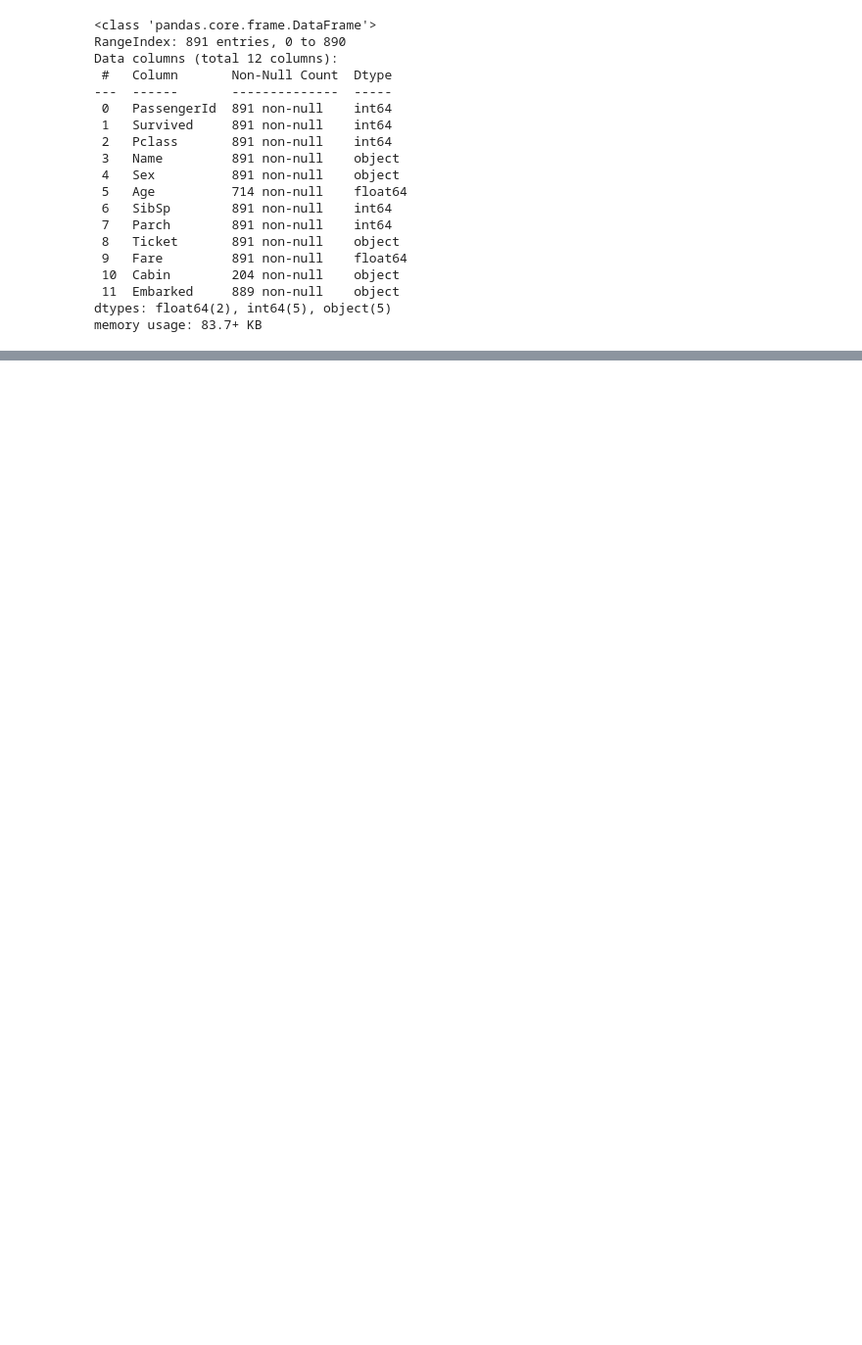
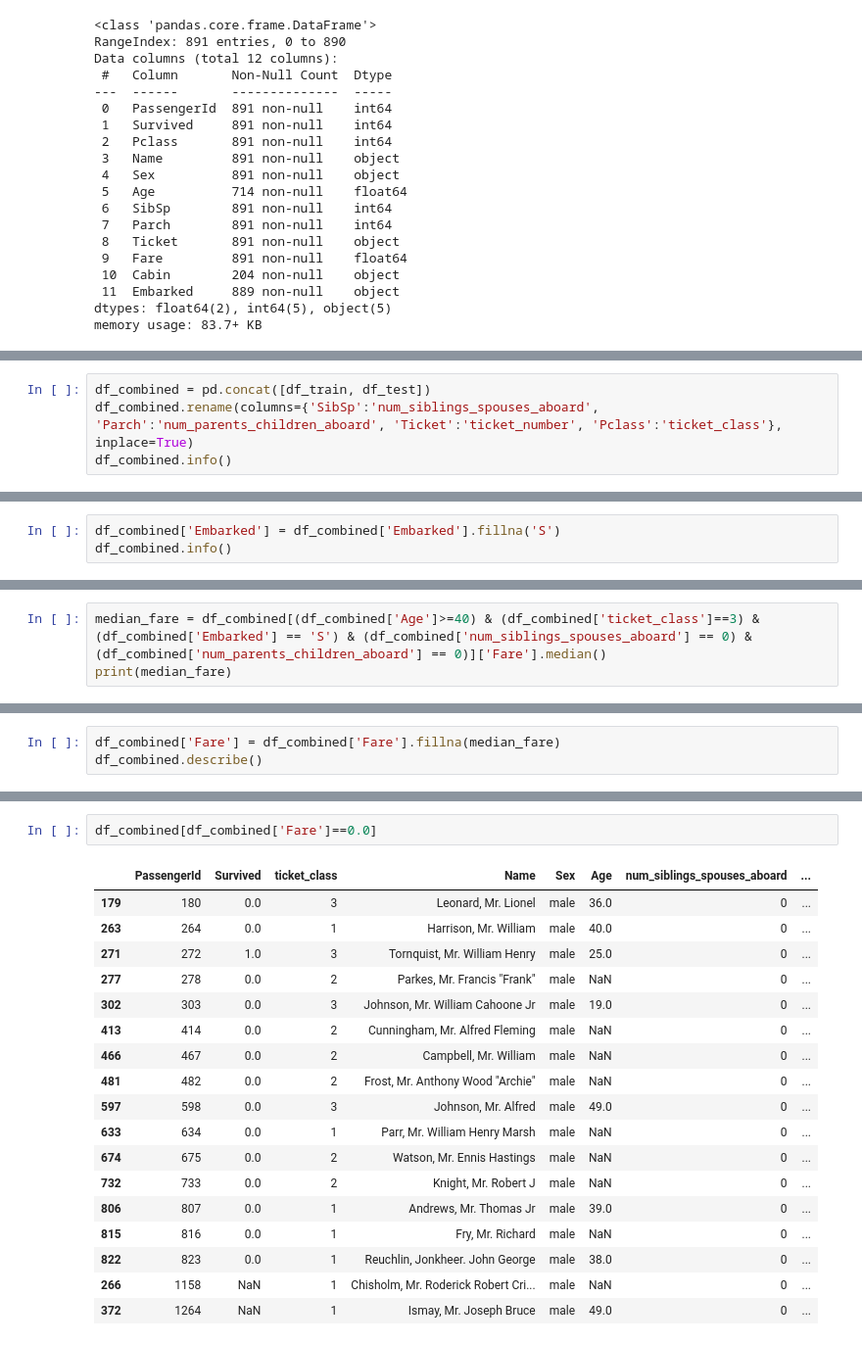
Before and after one commit to EthanStanks/DATA6550-Visualization, a Jupyter notebook: code/Ethan_Sandbox.ipynb, the cells around one changed output, grey strips where cells are left out. Shown at 98% size. Cells and saved outputs as stored; diff of their text form; blank space fills up the shorter version.

```diff
--- a/code/Ethan_Sandbox.ipynb
+++ b/code/Ethan_Sandbox.ipynb
@@ -92,0 +97,4 @@ memory usage: 83.7+ KB
+# %%
+df_combined = pd.concat([df_train, df_test])
+df_combined.rename(columns={'SibSp':'num_siblings_spouses_aboard', 'Parch':'num_parents_children_aboard', 'Ticket':'ticket_number', 'Pclass':'ticket_class'}, inplace=True)
+df_combined.info()
@@ -92,0 +185,3 @@ memory usage: 83.7+ KB
+# %%
+df_combined['Embarked'] = df_combined['Embarked'].fillna('S')
+df_combined.info()
@@ -92,0 +225,3 @@ memory usage: 83.7+ KB
+# %%
+median_fare = df_combined[(df_combined['Age']>=40) & (df_combined['ticket_class']==3) & (df_combined['Embarked'] == 'S') & (df_combined['num_siblings_spouses_aboard'] == 0) & (df_combined['num_parents_children_aboard'] == 0)]['Fare'].median()
+print(median_fare)
@@ -92,0 +232,3 @@ memory usage: 83.7+ KB
+# %%
+df_combined['Fare'] = df_combined['Fare'].fillna(median_fare)
+df_combined.describe()
@@ -92,0 +245,21 @@ memory usage: 83.7+ KB
+# %%
+df_combined[df_combined['Fare']==0.0]
+# %% [output]
+|  | PassengerId | Survived | ticket_class | Name | Sex | Age | num_siblings_spouses_aboard | ... |
+| 179 | 180 | 0.0 | 3 | Leonard, Mr. Lionel | male | 36.0 | 0 | ... |
+| 263 | 264 | 0.0 | 1 | Harrison, Mr. William | male | 40.0 | 0 | ... |
+| 271 | 272 | 1.0 | 3 | Tornquist, Mr. William Henry | male | 25.0 | 0 | ... |
+| 277 | 278 | 0.0 | 2 | Parkes, Mr. Francis "Frank" | male | NaN | 0 | ... |
+| 302 | 303 | 0.0 | 3 | Johnson, Mr. William Cahoone Jr | male | 19.0 | 0 | ... |
+| 413 | 414 | 0.0 | 2 | Cunningham, Mr. Alfred Fleming | male | NaN | 0 | ... |
+| 466 | 467 | 0.0 | 2 | Campbell, Mr. William | male | NaN | 0 | ... |
+| 481 | 482 | 0.0 | 2 | Frost, Mr. Anthony Wood "Archie" | male | NaN | 0 | ... |
+| 597 | 598 | 0.0 | 3 | Johnson, Mr. Alfred | male | 49.0 | 0 | ... |
+| 633 | 634 | 0.0 | 1 | Parr, Mr. William Henry Marsh | male | NaN | 0 | ... |
+| 674 | 675 | 0.0 | 2 | Watson, Mr. Ennis Hastings | male | NaN | 0 | ... |
+| 732 | 733 | 0.0 | 2 | Knight, Mr. Robert J | male | NaN | 0 | ... |
+| 806 | 807 | 0.0 | 1 | Andrews, Mr. Thomas Jr | male | 39.0 | 0 | ... |
+| 815 | 816 | 0.0 | 1 | Fry, Mr. Richard | male | NaN | 0 | ... |
+| 822 | 823 | 0.0 | 1 | Reuchlin, Jonkheer. John George | male | 38.0 | 0 | ... |
+| 266 | 1158 | NaN | 1 | Chisholm, Mr. Roderick Robert Cri... | male | NaN | 0 | ... |
+| 372 | 1264 | NaN | 1 | Ismay, Mr. Joseph Bruce | male | 49.0 | 0 | ... |
```
Also changed, not shown: parts of 70 cells of this notebook.
